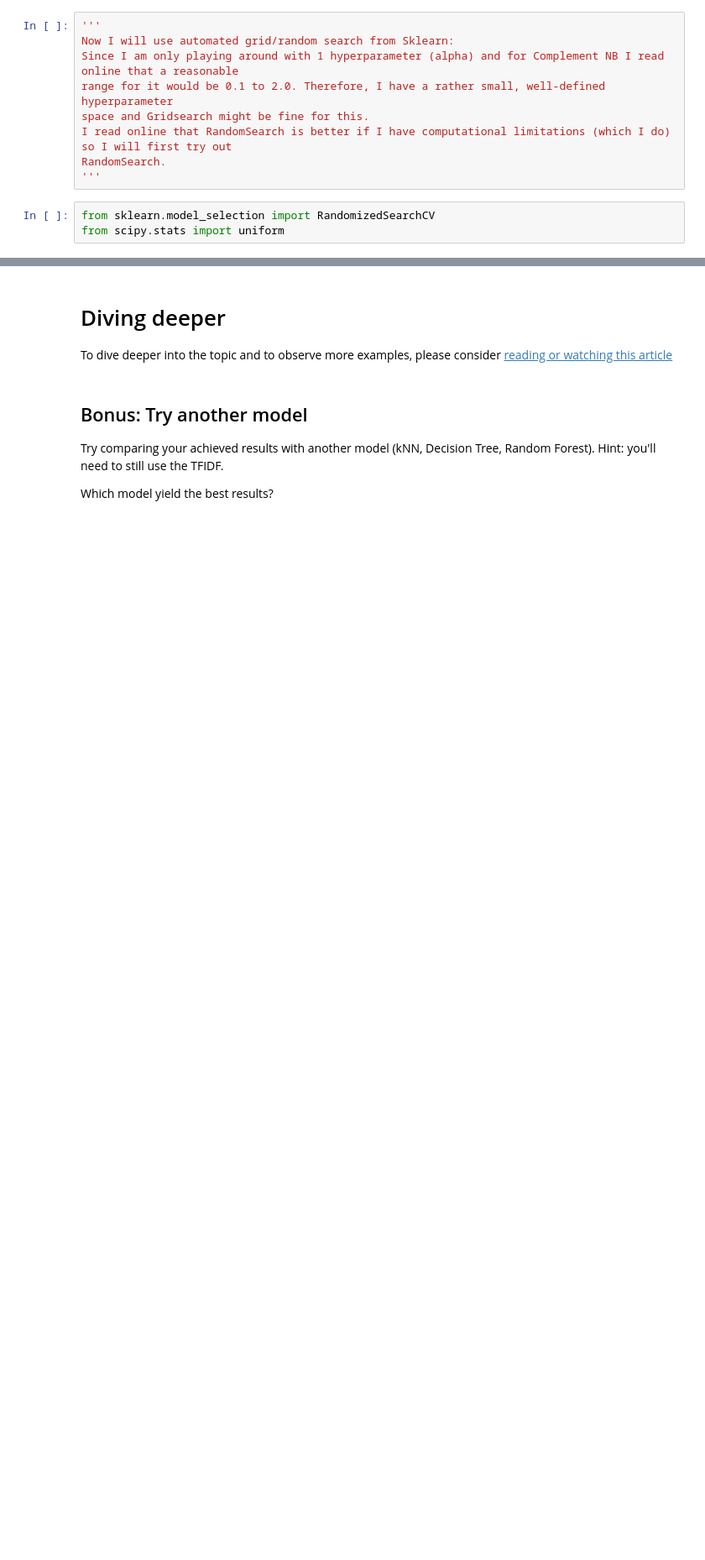
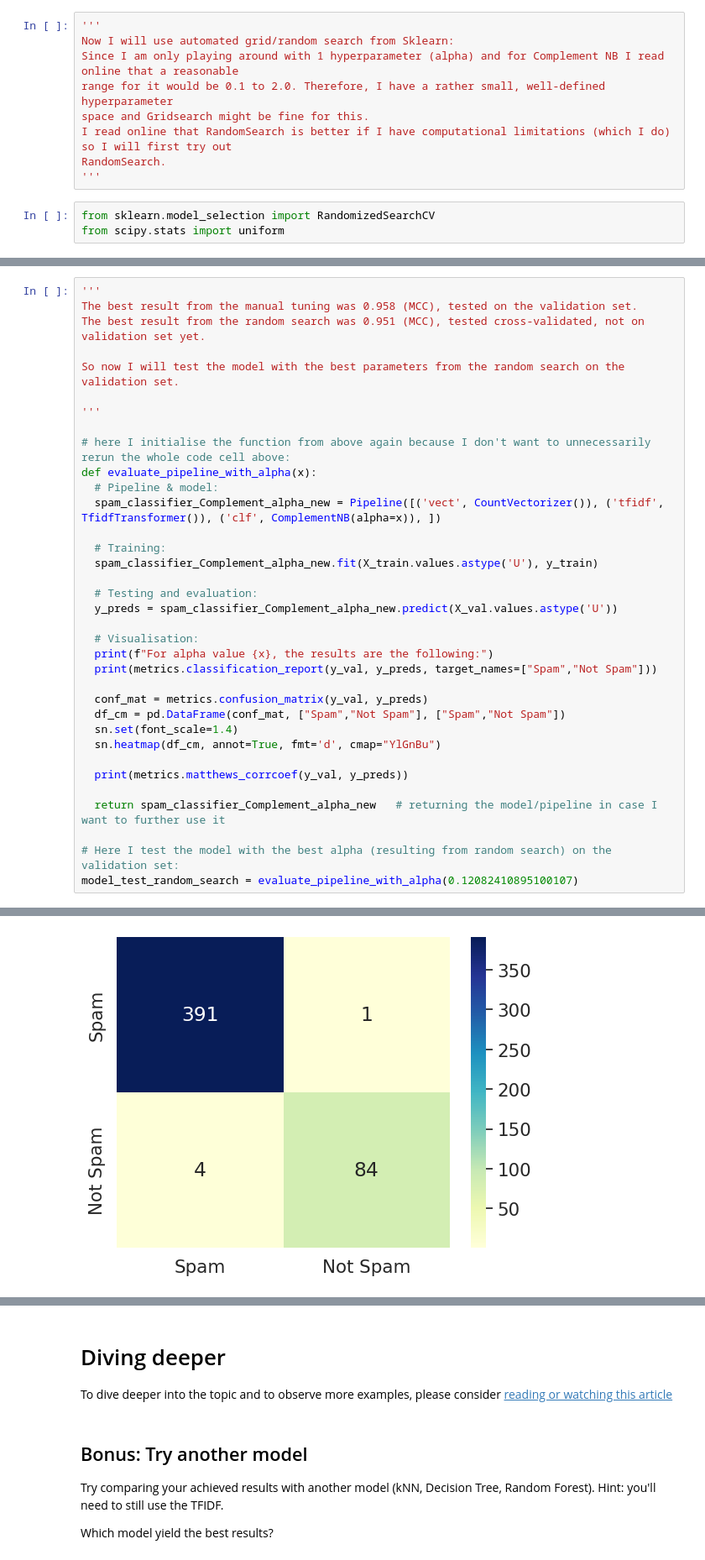
Before and after one commit to larajakl/Machine-Learning, a Jupyter notebook: 03_Probabelistic_Modeling_Naive_Bayes.ipynb, the cells around one changed output, grey strips where cells are left out. Shown at 84% size. Cells and saved outputs as stored; diff of their text form; blank space fills up the shorter version.

```diff
--- a/03_Probabelistic_Modeling_Naive_Bayes.ipynb
+++ b/03_Probabelistic_Modeling_Naive_Bayes.ipynb
@@ -542,3 +537,39 @@ Fitting 5 folds for each of 30 candidates, totalling 150 fits
 Best parameters: {'clf__alpha': 0.12082410895100107}
 Best cross-validated MCC score: 0.9512392121004579
 Best cross-validated accuracy: 0.9864583333333334
+# %%
+'''
+The best result from the manual tuning was 0.958 (MCC), tested on the validation set.
+The best result from the random search was 0.951 (MCC), tested cross-validated, not on validation set yet.
+
+So now I will test the model with the best parameters from the random search on the validation set.
+
+'''
+
+# here I initialise the function from above again because I don't want to unnecessarily rerun the whole code cell above:
+def evaluate_pipeline_with_alpha(x):
+  # Pipeline & model:
+  spam_classifier_Complement_alpha_new = Pipeline([('vect', CountVectorizer()), ('tfidf', TfidfTransformer()), ('clf', ComplementNB(alpha=x)), ])
+
+  # Training:
+  spam_classifier_Complement_alpha_new.fit(X_train.values.astype('U'), y_train)
+
+  # Testing and evaluation:
+  y_preds = spam_classifier_Complement_alpha_new.predict(X_val.values.astype('U'))
+
+  # Visualisation:
+  print(f"For alpha value {x}, the results are the following:")
+  print(metrics.classification_report(y_val, y_preds, target_names=["Spam","Not Spam"]))
+
+  conf_mat = metrics.confusion_matrix(y_val, y_preds)
+  df_cm = pd.DataFrame(conf_mat, ["Spam","Not Spam"], ["Spam","Not Spam"])
+  sn.set(font_scale=1.4)
+  sn.heatmap(df_cm, annot=True, fmt='d', cmap="YlGnBu")
+
+  print(metrics.matthews_corrcoef(y_val, y_preds))
+
+  return spam_classifier_Complement_alpha_new   # returning the model/pipeline in case I want to further use it
+
+# Here I test the model with the best alpha (resulting from random search) on the validation set:
+model_test_random_search = evaluate_pipeline_with_alpha(0.12082410895100107)
+# %% [output]
@@ -544,0 +587 @@ Best cross-validated accuracy: 0.9864583333333334
+[figure, added]
```
Also changed, not shown: parts of 3 cells of this notebook.
